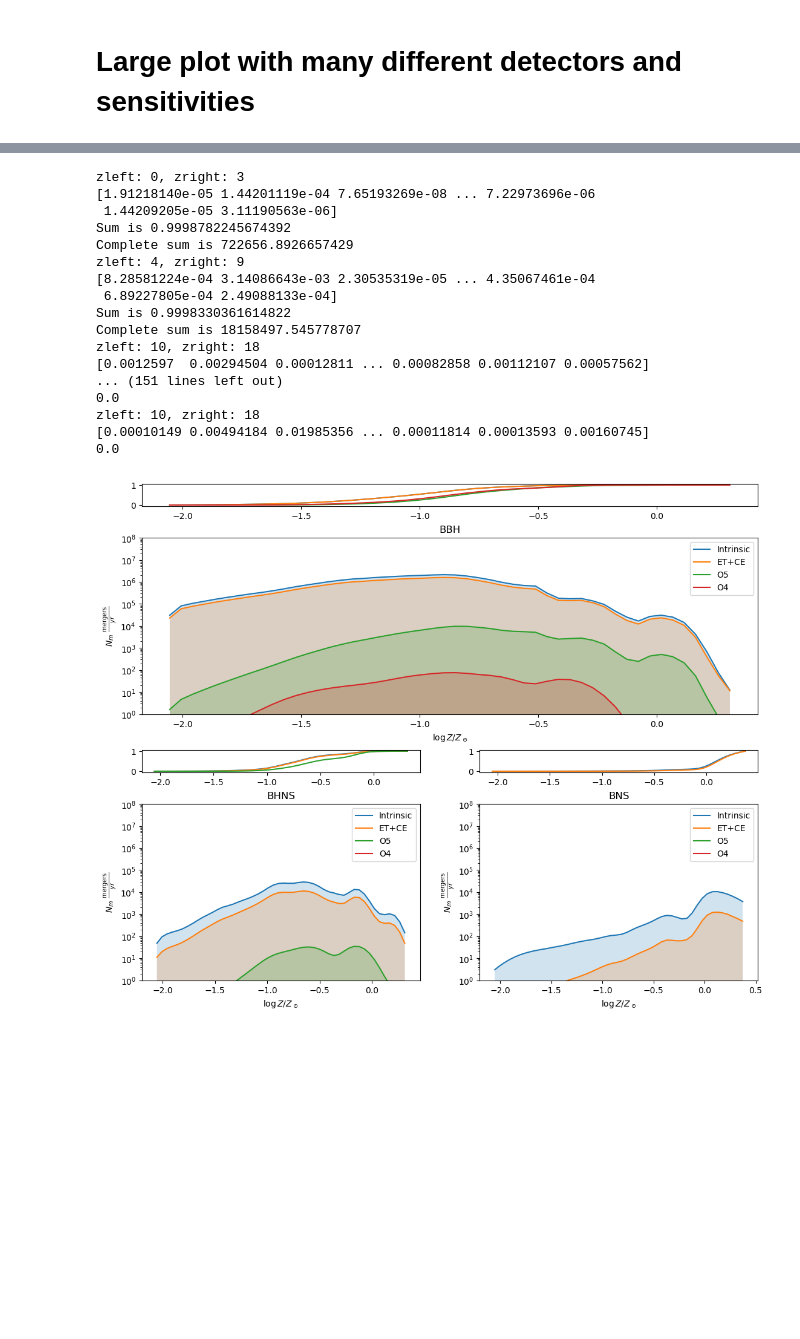
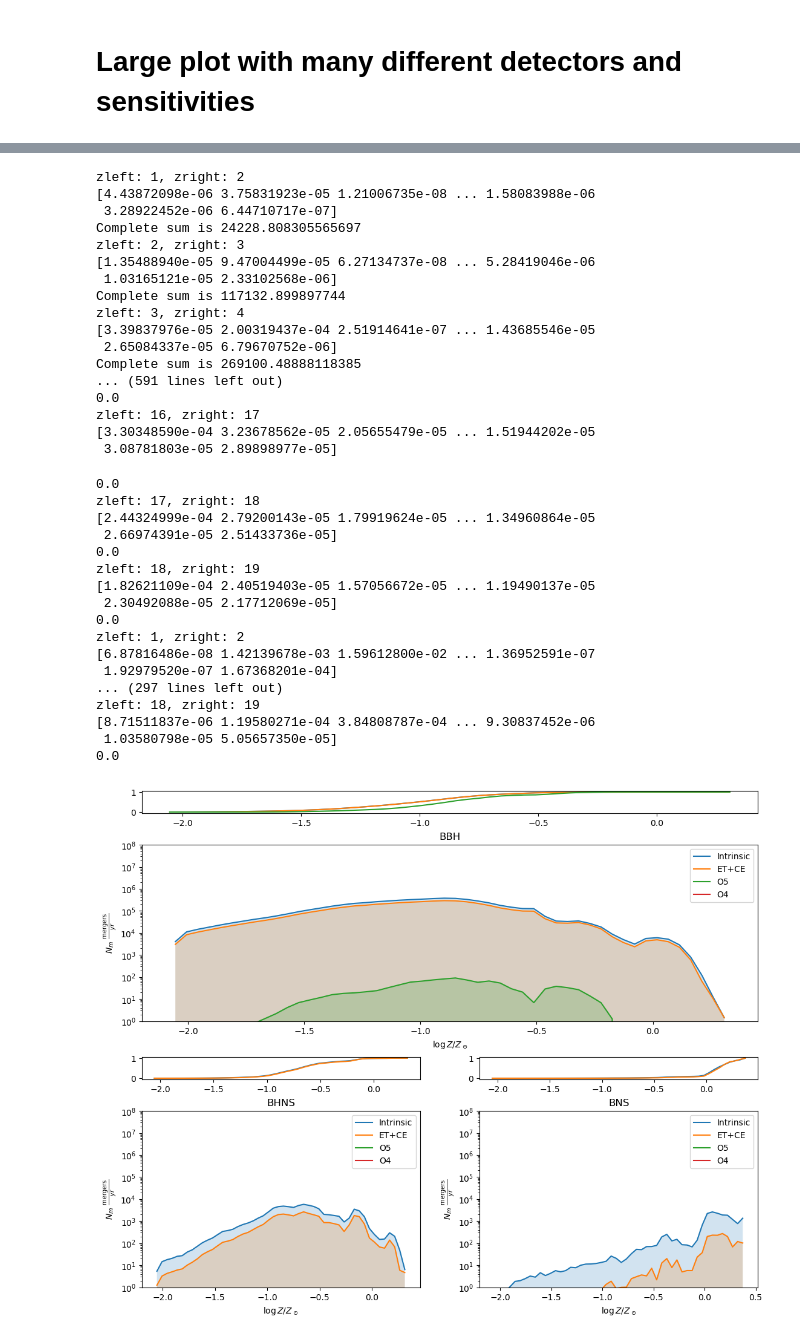
Before and after one commit to stlgolfer/metallicity_mergers, a Jupyter notebook: large_plot.ipynb, the cells around one changed output, grey strips where cells are left out. Saved outputs shown, nothing was run; the diff lists cells and outputs as text; code cells hidden in the pictures; blank space fills up the shorter version.

```diff
--- a/large_plot.ipynb
+++ b/large_plot.ipynb
@@ -31,12 +31,13 @@ def get_metallicity_plot(plotting_data, sens_file, left, right, with_SNR=False):
     Zm = plotting_data['Zm']
     redshifts = plotting_data['redshifts']
     all_snr_weights = np.load(sens_file)
+    bins = 50
 
     # def do_metallicity_plot_to_redshift(left, right, with_SNR=False):
     z_left = np.digitize(left, redshifts)
-    z_right = np.digitize(right, redshifts)-1
+    z_right = np.digitize(right, redshifts)
     print(f'zleft: {z_left}, zright: {z_right}')
-    assert (z_left >= 0 and z_right >= 0) or z_left == z_right, "Bad redshift bin query"
+    assert (z_left >= 0 and z_right >= 0) or (z_left == z_right), "Bad redshift bin query"
 
     weights = np.sum(all_weights[:, z_left:z_right], axis=1)
     print(weights)
@@ -48,30 +49,31 @@ def get_metallicity_plot(plotting_data, sens_file, left, right, with_SNR=False):
         divisor = snr_block.shape[0]
         weights *= np.sum(snr_block,axis=0)/(snr_block.shape[0]) if divisor > 0 else 0
     if np.allclose(weights,0) or np.sum(np.isnan(weights))>0:
-        null_bins = np.linspace(np.min(Zm), np.max(Zm), 50)
+        null_bins = np.linspace(np.min(Zm), np.max(Zm), bins)
         return null_bins, np.zeros_like(null_bins)
     dco_met_hist, dco_met_bins = np.histogram(
         Zm,
         weights=weights,
-        bins=50,
+        bins=bins,
         density=True
     )
 
-    dco_metallicity_weighted_kde = stats.gaussian_kde(
-        Zm,
-        weights=weights
-    )
+    # dco_metallicity_weighted_kde = stats.gaussian_kde(
+    #     Zm,
+    #     weights=weights
+    # )
 
     dco_met_bins_midpoints = (dco_met_bins[:-1]+dco_met_bins[1:])/2
     dlogZ = np.diff(dco_met_bins)
-    print(f'Sum is {dco_metallicity_weighted_kde(dco_met_bins_midpoints)@dlogZ}')
+    # print(f'Sum is {dco_metallicity_weighted_kde(dco_met_bins_midpoints)@dlogZ}')
 
     # normalize by using comoving shell
     Vleft = Planck13.comoving_volume(left).to(u.Gpc**3).value
     Vright = Planck13.comoving_volume(right).to(u.Gpc**3).value
     comoving_volume = Vright - Vleft
 
-    plot_line = dco_metallicity_weighted_kde(dco_met_bins_midpoints)*dlogZ*np.sum(weights)*comoving_volume
+    #plot_line = dco_metallicity_weighted_kde(dco_met_bins_midpoints)*dlogZ*np.sum(weights)*comoving_volume
+    plot_line = dco_met_hist*dlogZ*np.sum(weights)*comoving_volume
     print(f'Complete sum is {np.sum(plot_line)}')
 
     return dco_met_bins_midpoints, plot_line
@@ -294,52 +296,69 @@ def plot_subpopulation(pop_type, loc):
             # dco_met_bins_midpoints, plot_line = get_metallicity_plot(intrinsic, sens, 0, 10, with_SNR=with_SNR)
             # so we can't just do one sum as this will likely overestimate. need to do reimannian sum. we are only as accurate as the original bins we used
             # so we should probably use them
-            rs_max_bins = [0, 2, 5, 10] # different bins might cause an issue later
+            rs_max_bins = intrinsic['redshifts']#[0, 2, 5, 8, 10] # different bins might cause an issue later
             zm_start, counts_start = get_metallicity_plot(intrinsic, sens, rs_max_bins[0], rs_max_bins[1], with_SNR=with_SNR)
             sum_total = counts_start
             for i in range(1, len(rs_max_bins)-1):
                 _, counts = get_metallicity_plot(intrinsic, sens, rs_max_bins[i], rs_max_bins[i+1], with_SNR=with_SNR)
                 sum_total = sum_total + counts
             ax.fill_between(zm_start, sum_total, alpha=0.2)
             # ax.plot(dco_met_bins_midpoints, plot_line, label=label)
             # ax.plot(dco_met_bins_midpoints, 1e6*np.ones_like(dco_met_bins_midpoints))
             ax.plot(zm_start, sum_total, label=label)
             large_ax[f'{loc}CDF'].plot(zm_start, np.cumsum(sum_total)/np.sum(sum_total), label=label)
         ax.set_yscale('log')
         ax.set_title(pop_type)
         ax.set_ylim(1,1e8)
         ax.set_ylabel(r'$N_m~\frac{\text{mergers}}{yr}$')
         ax.set_xlabel(r'$\log Z/Z_\odot$')
 
         subpopulation_sens(f'{pop_type}_O5_8.npy', 'Intrinsic', False)
         subpopulation_sens(f'{pop_type}_ET_CE_10.npy', 'ET+CE', True)
         subpopulation_sens(f'{pop_type}_O5_8.npy', 'O5', True)
         subpopulation_sens(f'{pop_type}_O4_8.npy', 'O4', True)
         ax.legend()
         # ax.legend()
         # plot(intrinsic, large_ax[loc], f'{pop_type}_O5_8.npy', large_ax[f'{loc}CDF'], intrinsic=False, do_binning=False)
         # plot(intrinsic, large_ax[loc], f'{pop_type}_O4_8.npy', large_ax[f'{loc}CDF'], intrinsic=False, do_binning=False)
         # plot(intrinsic, large_ax[loc], f'{pop_type}_ET_CE_10.npy', large_ax[f'{loc}CDF'], intrinsic=False, do_binning=False)
 plot_subpopulation('BBH', 'Top')
 plot_subpopulation('BHNS', 'Left')
 plot_subpopulation('BNS', 'Right')
 large_fig.show()
 # %% [output]
-zleft: 0, zright: 3
-[1.91218140e-05 1.44201119e-04 7.65193269e-08 ... 7.22973696e-06
- 1.44209205e-05 3.11190563e-06]
-Sum is 0.9998782245674392
-Complete sum is 722656.8926657429
-zleft: 4, zright: 9
-[8.28581224e-04 3.14086643e-03 2.30535319e-05 ... 4.35067461e-04
- 6.89227805e-04 2.49088133e-04]
-Sum is 0.9998330361614822
-Complete sum is 18158497.545778707
-zleft: 10, zright: 18
-[0.0012597  0.00294504 0.00012811 ... 0.00082858 0.00112107 0.00057562]
-... (151 lines left out)
+zleft: 1, zright: 2
+[4.43872098e-06 3.75831923e-05 1.21006735e-08 ... 1.58083988e-06
+ 3.28922452e-06 6.44710717e-07]
+Complete sum is 24228.808305565697
+zleft: 2, zright: 3
+[1.35488940e-05 9.47004499e-05 6.27134737e-08 ... 5.28419046e-06
+ 1.03165121e-05 2.33102568e-06]
+Complete sum is 117132.899897744
+zleft: 3, zright: 4
+[3.39837976e-05 2.00319437e-04 2.51914641e-07 ... 1.43685546e-05
+ 2.65084337e-05 6.79670752e-06]
+Complete sum is 269100.48888118385
+... (591 lines left out)
 0.0
-zleft: 10, zright: 18
-[0.00010149 0.00494184 0.01985356 ... 0.00011814 0.00013593 0.00160745]
-0.0
+zleft: 16, zright: 17
+[3.30348590e-04 3.23678562e-05 2.05655479e-05 ... 1.51944202e-05
+ 3.08781803e-05 2.89898977e-05]
+0.0
+zleft: 17, zright: 18
+[2.44324999e-04 2.79200143e-05 1.79919624e-05 ... 1.34960864e-05
+ 2.66974391e-05 2.51433736e-05]
+0.0
+zleft: 18, zright: 19
+[1.82621109e-04 2.40519403e-05 1.57056672e-05 ... 1.19490137e-05
+ 2.30492088e-05 2.17712069e-05]
+0.0
+zleft: 1, zright: 2
+[6.87816486e-08 1.42139678e-03 1.59612800e-02 ... 1.36952591e-07
+ 1.92979520e-07 1.67368201e-04]
+... (297 lines left out)
+zleft: 18, zright: 19
+[8.71511837e-06 1.19580271e-04 3.84808787e-04 ... 9.30837452e-06
+ 1.03580798e-05 5.05657350e-05]
+0.0
-[figure, old version]
+[figure, new version]
```
Also changed, not shown: parts of 1 cell of this notebook, 1 other file.
